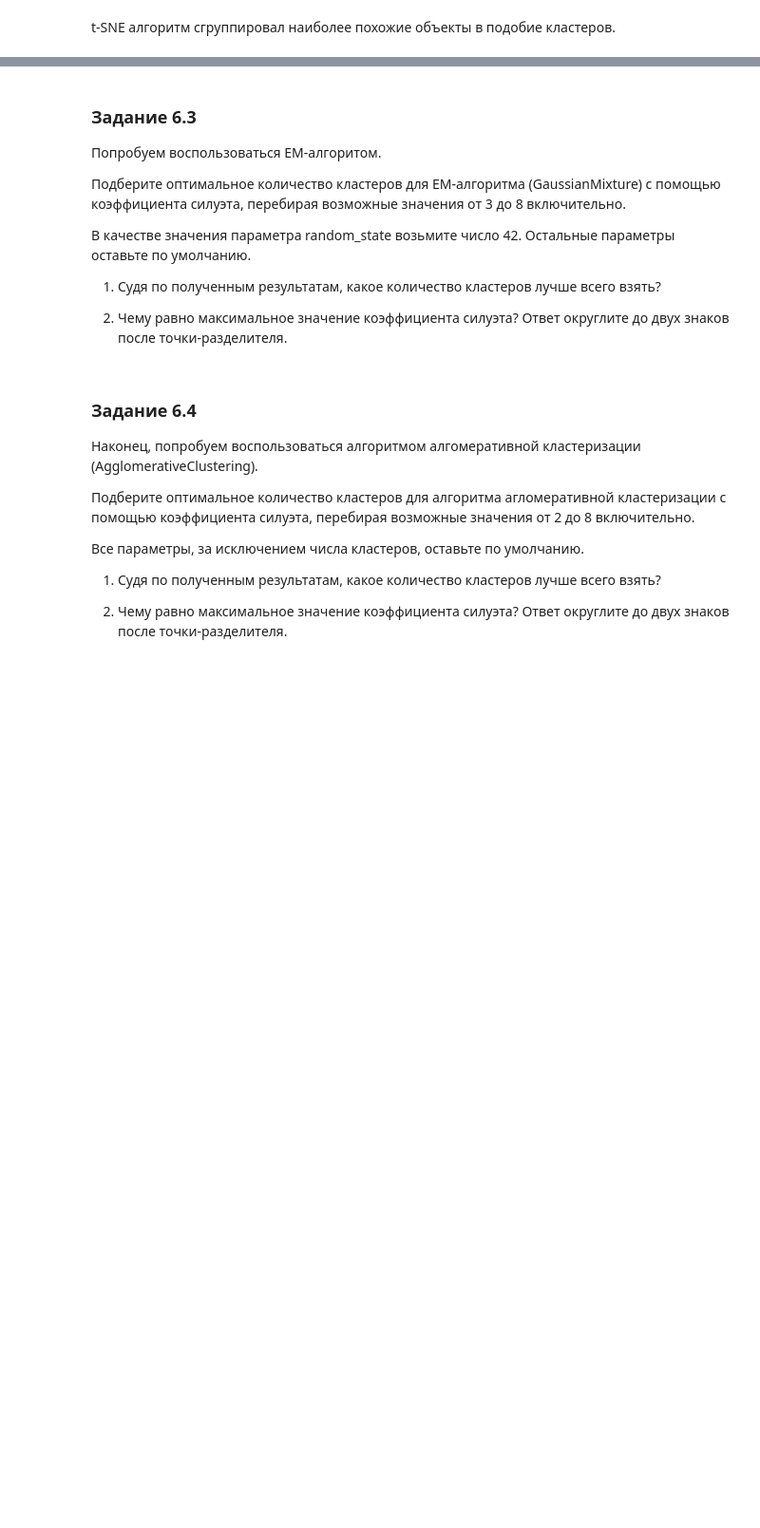
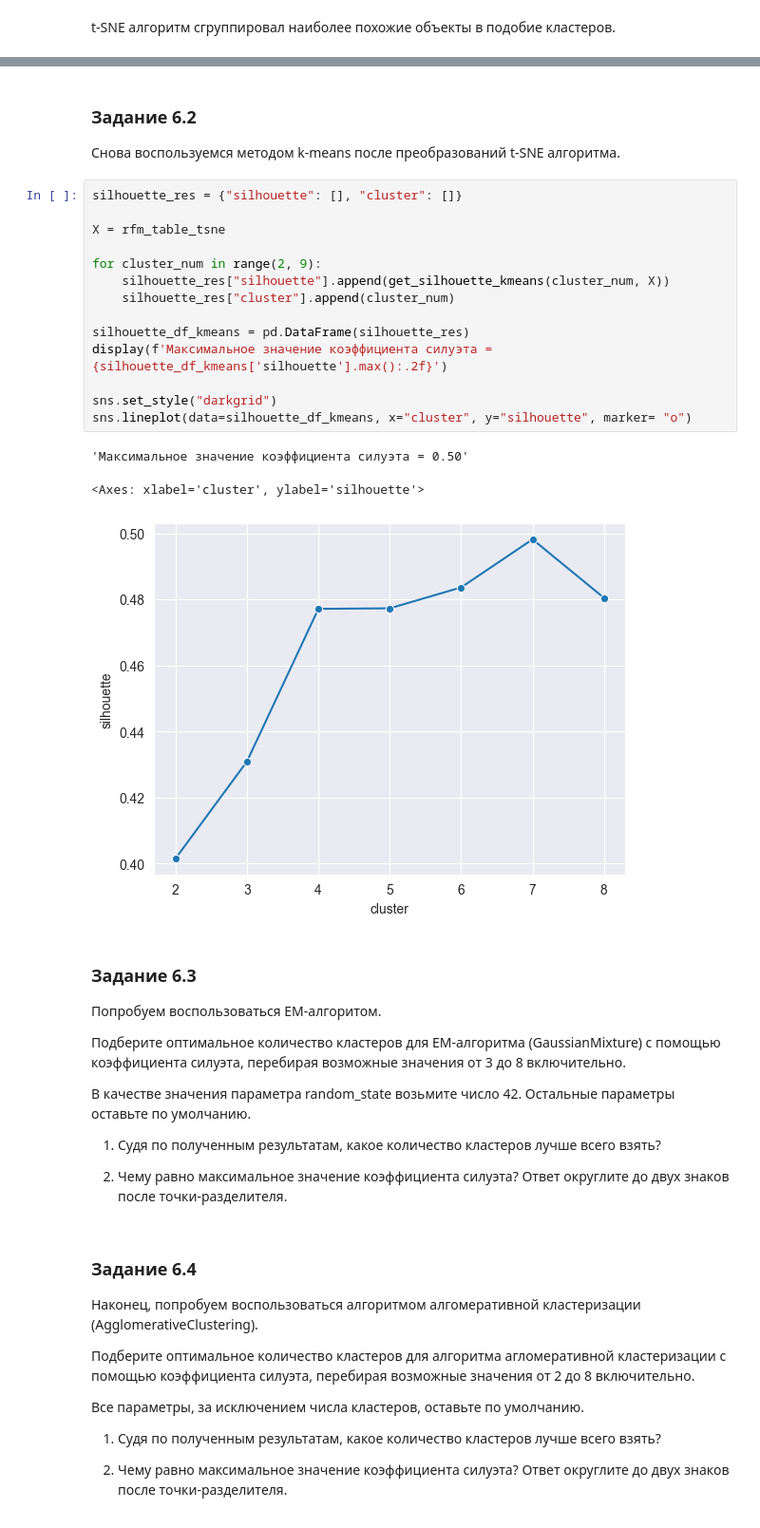
Before and after one commit to PlatArs/PROJECT-6, a Jupyter notebook: Project_6.ipynb, the cells around one changed output, grey strips where cells are left out. Shown at 95% size. Drawn from its saved outputs; the diff is of its cells as text; blank space fills up the shorter version.

```diff
--- a/Project_6.ipynb
+++ b/Project_6.ipynb
@@ -893,3 +884,24 @@ t-SNE алгоритм сгруппировал наиболее похожие
+# %% [markdown]
+### Задание 6.2
+Снова воспользуемся методом k-means после преобразований t-SNE алгоритма.
+# %%
+silhouette_res = {"silhouette": [], "cluster": []}
+
+X = rfm_table_tsne
+
+for cluster_num in range(2, 9):
+    silhouette_res["silhouette"].append(get_silhouette_kmeans(cluster_num, X))
+    silhouette_res["cluster"].append(cluster_num)
+
+silhouette_df_kmeans = pd.DataFrame(silhouette_res)
+display(f'Максимальное значение коэффициента силуэта = {silhouette_df_kmeans['silhouette'].max():.2f}')
+
+sns.set_style("darkgrid")
+sns.lineplot(data=silhouette_df_kmeans, x="cluster", y="silhouette", marker= "o")
+# %% [output]
+'Максимальное значение коэффициента силуэта = 0.50'
+<Axes: xlabel='cluster', ylabel='silhouette'>
+[figure, added]
 # %% [markdown]
 ### Задание 6.3
 Попробуем воспользоваться EM-алгоритом.
```
Also changed, not shown: parts of 2 cells of this notebook.
